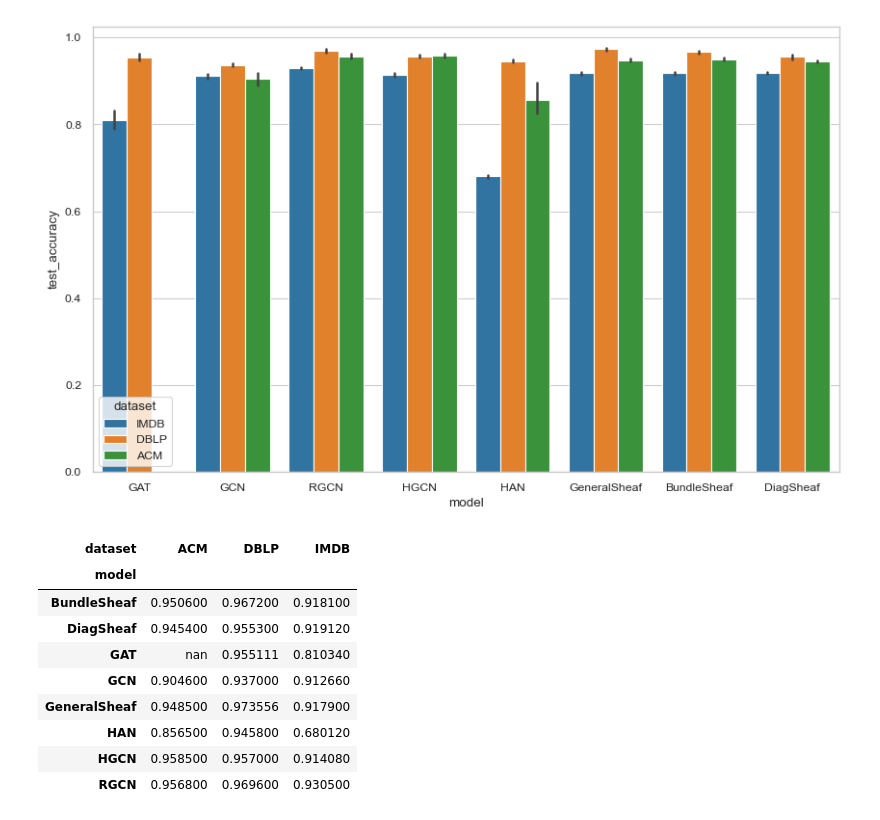
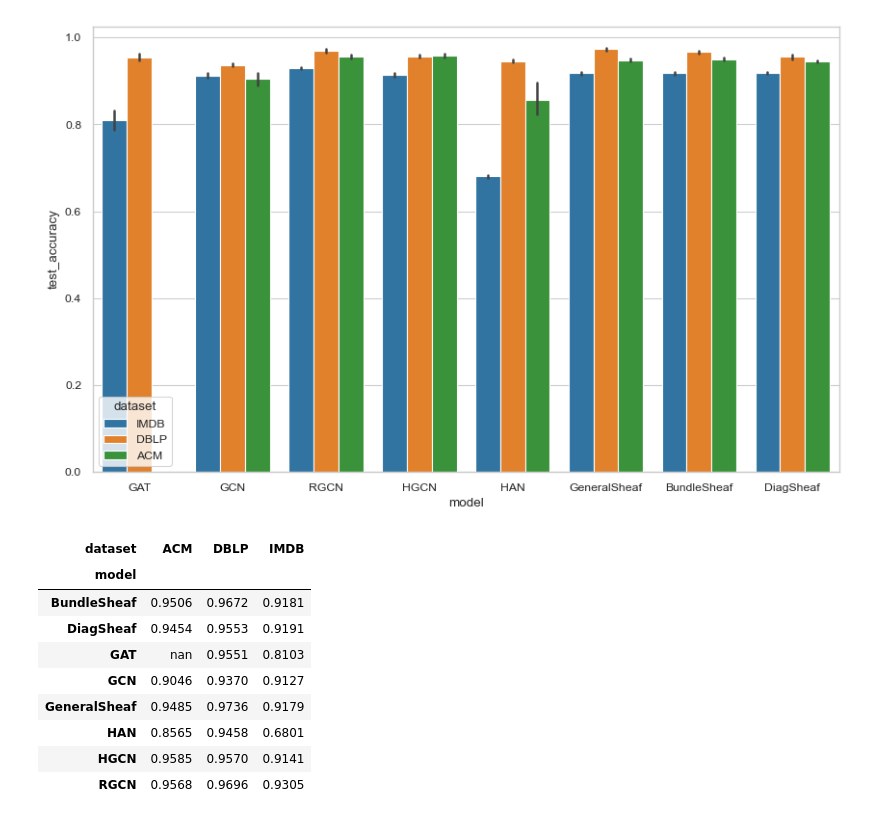
Before and after one commit to AspieCoder1/mphil-acs-repo, a Jupyter notebook: analysis/baselines.ipynb, the cells around one changed output. Saved outputs shown, nothing was run; the diff lists cells and outputs as text; code cells hidden in the pictures.

Commit message:
:sparkles: added table results for exp1

```diff
--- a/analysis/baselines.ipynb
+++ b/analysis/baselines.ipynb
@@ -56,17 +56,17 @@ sns.barplot(df, x="model", y="test_accuracy", hue="dataset", ax=ax)
 # %%
 grouped = df.groupby(["model", "dataset"]).agg(["mean", "std", "max"])
 grouped_mean = grouped["test_accuracy"]["mean"].unstack()
-grouped_mean.style.highlight_max(color='blue')
+grouped_mean.style.format(precision=4).highlight_max(color='blue')
 # %% [output]
 | dataset | ACM | DBLP | IMDB |
 | model |  |  |  |
-| BundleSheaf | 0.950600 | 0.967200 | 0.918100 |
-| DiagSheaf | 0.945400 | 0.955300 | 0.919120 |
-| GAT | nan | 0.955111 | 0.810340 |
-| GCN | 0.904600 | 0.937000 | 0.912660 |
-| GeneralSheaf | 0.948500 | 0.973556 | 0.917900 |
-| HAN | 0.856500 | 0.945800 | 0.680120 |
-| HGCN | 0.958500 | 0.957000 | 0.914080 |
-| RGCN | 0.956800 | 0.969600 | 0.930500 |
+| BundleSheaf | 0.9506 | 0.9672 | 0.9181 |
+| DiagSheaf | 0.9454 | 0.9553 | 0.9191 |
+| GAT | nan | 0.9551 | 0.8103 |
+| GCN | 0.9046 | 0.9370 | 0.9127 |
+| GeneralSheaf | 0.9485 | 0.9736 | 0.9179 |
+| HAN | 0.8565 | 0.9458 | 0.6801 |
+| HGCN | 0.9585 | 0.9570 | 0.9141 |
+| RGCN | 0.9568 | 0.9696 | 0.9305 |
 # %%
 grouped_max = grouped["test_accuracy"]["max"].unstack()
```
Also changed, not shown: parts of 8 cells of this notebook, 2 other files.
